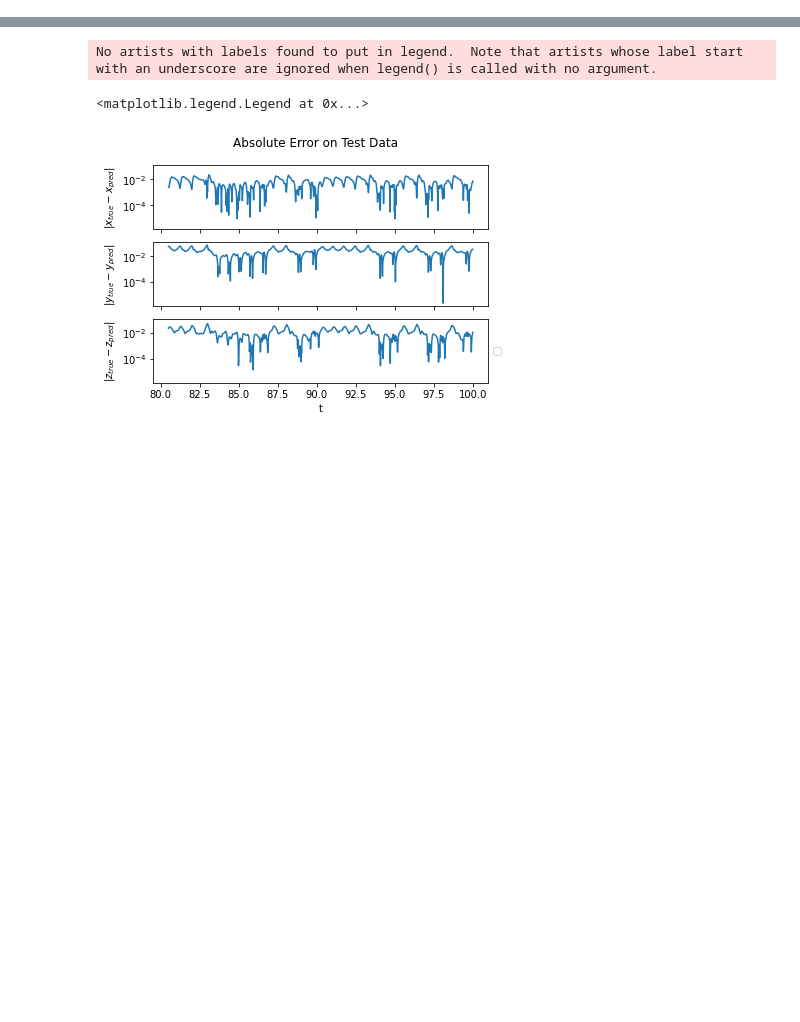
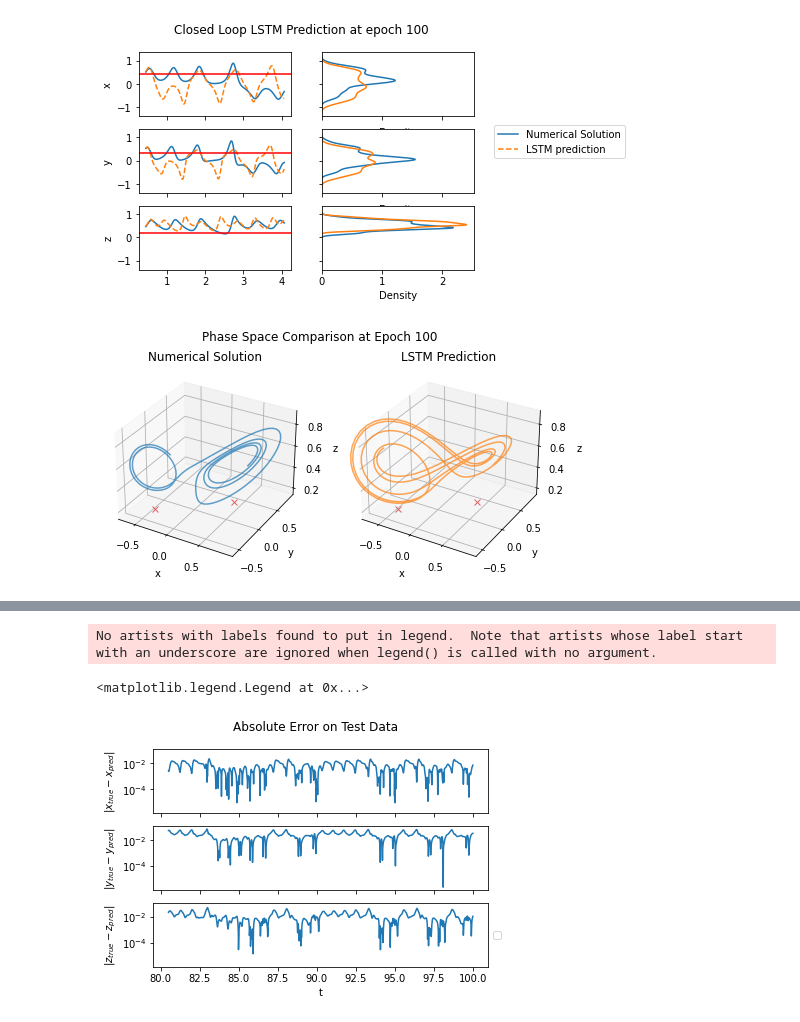
Before and after one commit to MagriLab/POLA-LSTM, a Jupyter notebook: LSTM_shortened.ipynb, the cells around one changed output, grey strips where cells are left out. Cells and saved outputs as stored; diff of their text form; code cells hidden in the pictures; blank space fills up the shorter version.

```diff
--- a/LSTM_shortened.ipynb
+++ b/LSTM_shortened.ipynb
@@ -149 +235,13 @@ no network prediction yet
+# %%
+img_filepath = '100_window_200LSTM/Images/LSTM_10_washout/run_1002/'
+lya_filepath = img_filepath + 'cloop_' + str(history.params['epochs'])+'.png'
+predictions = plot_file.plot_closed_loop_lya(
+    model, history.params['epochs'], time_test, df_test, n_length=400)
+phase_filepath = img_filepath + 'phase_cloop_' + \
+    str(history.params['epochs'])+'.png'
+plot_file.plot_phase_space(
+    predictions, history.params['epochs'], df_test)
+# %% [output]
+[figure, added]
+[figure, added]
 # %%
```
Also changed, not shown: parts of 25 cells of this notebook, 8 other files.
